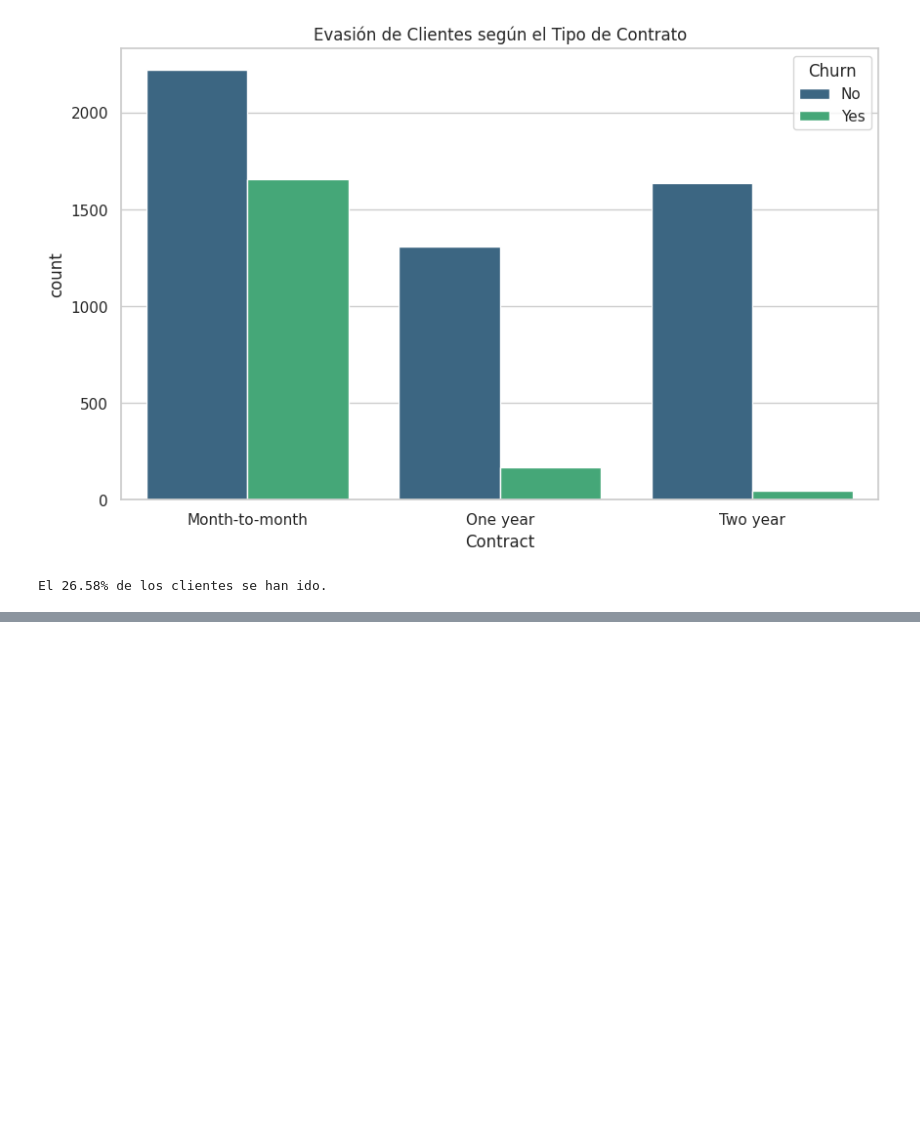
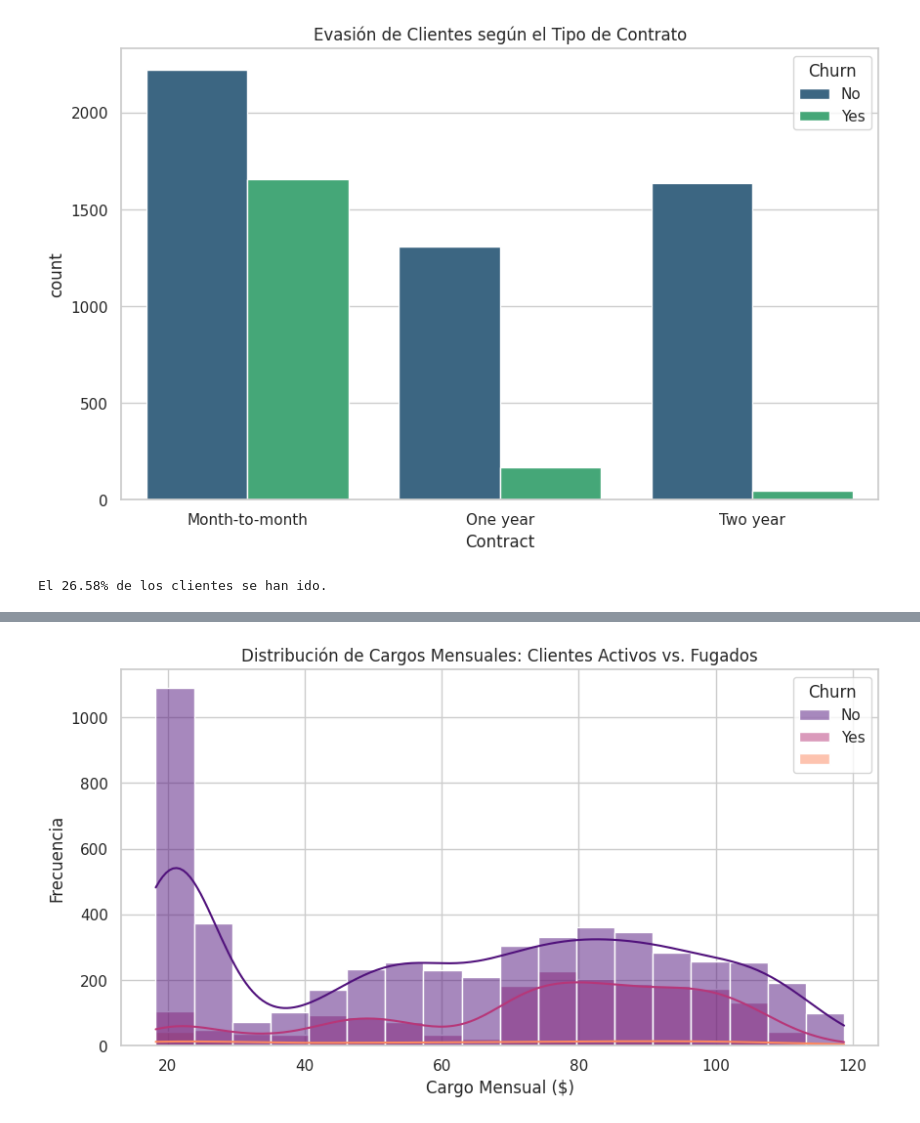
Before and after one commit to lindlabs/telecom-x-churn, a Jupyter notebook: TelecomX_Churn_Analysis.ipynb, the cells around one changed output, grey strips where cells are left out. Cells and saved outputs as stored; diff of their text form; code cells hidden in the pictures; blank space fills up the shorter version.

```diff
--- a/TelecomX_Churn_Analysis.ipynb
+++ b/TelecomX_Churn_Analysis.ipynb
@@ -42,0 +145,6 @@ El 26.58% de los clientes se han ido.
+# %%
+# Convertimos los Cargos Totales a formato numerico
+df_final['Charges.Total'] = pd.to_numeric(df_final['Charges.Total'], errors='coerce')
+
+# Verificamos el cambio
+print(df_final['Charges.Total'].dtype)
@@ -42,0 +153,16 @@ El 26.58% de los clientes se han ido.
+# %%
+# 1. Limpieza de Cargos Totales: Convertimos a número y manejamos errores
+# errors='coerce' transformará los espacios vacíos en 'NaN' (nulo)
+df_final['Charges.Total'] = pd.to_numeric(df_final['Charges.Total'], errors='coerce')
+
+# 2. Eliminamos las filas que quedaron con valores nulos tras la conversión
+df_final = df_final.dropna(subset=['Charges.Total'])
+
+# 3. Selección de Variables Relevantes
+# Seleccionamos las columnas que, segun el diccionario, afectan mas al Churn
+columnas_clave = ['tenure', 'Contract', 'PaymentMethod', 'Charges.Monthly', 'Charges.Total', 'Churn']
+df_estudio = df_final[columnas_clave]
+
+print(" Limpieza completada.")
+print(f"Dataset final listo con {df_estudio.shape[0]} registros y las variables clave seleccionadas.")
+df_estudio.head()
@@ -42,0 +178,10 @@ El 26.58% de los clientes se han ido.
+# %%
+# Gráfico de distribución de Cargos Mensuales
+plt.figure(figsize=(10, 5))
+sns.histplot(data=df_final, x='Charges.Monthly', hue='Churn', kde=True, palette='magma')
+plt.title('Distribución de Cargos Mensuales: Clientes Activos vs. Fugados')
+plt.xlabel('Cargo Mensual ($)')
+plt.ylabel('Frecuencia')
+plt.show()
+# %% [output]
+[figure, added]
```
Also changed, not shown: parts of 24 cells of this notebook.
